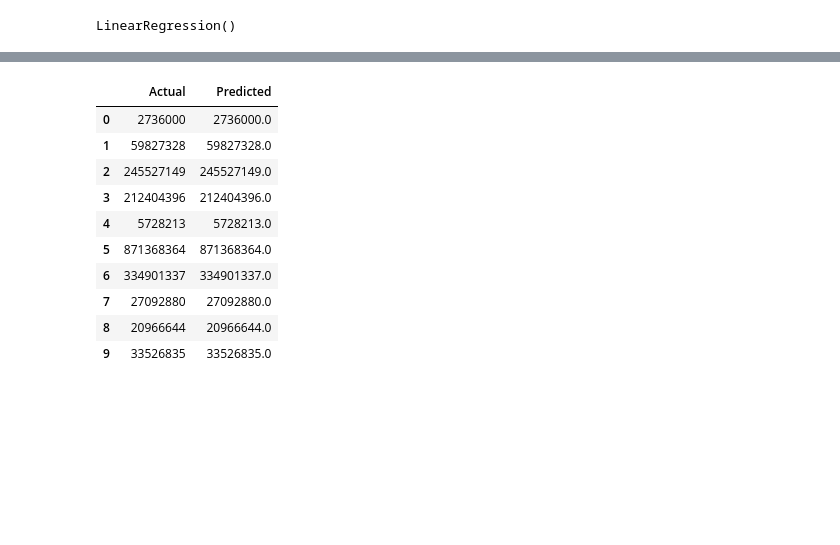
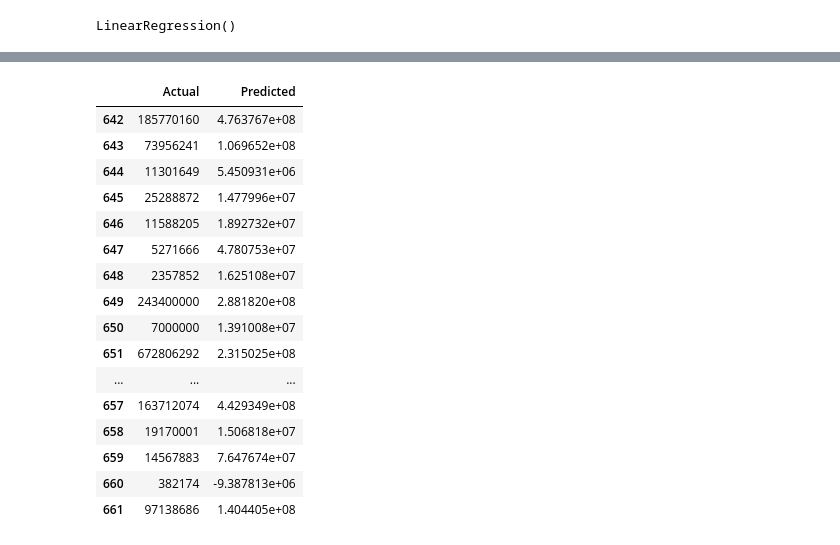
Before and after one commit to Prajwal-1446/Movie_Revenue_Prediction, a Jupyter notebook: MLG_Project.ipynb, the cells around one changed output, grey strips where cells are left out. Cells and saved outputs as stored; diff of their text form; code cells hidden in the pictures; blank space fills up the shorter version.

```diff
--- a/MLG_Project.ipynb
+++ b/MLG_Project.ipynb
@@ -513,19 +430,25 @@ array([-1.75445158e-05,  2.43878861e-04,  1.79814739e-05, -8.89586818e-06,
 # %%
 df = pd.DataFrame({'Actual':y_test, 'Predicted':y_pred})
-# %%
-df.head(10)
-# %% [output]
-|  | Actual | Predicted |
-| 0 | 2736000 | 2736000.0 |
-| 1 | 59827328 | 59827328.0 |
-| 2 | 245527149 | 245527149.0 |
-| 3 | 212404396 | 212404396.0 |
-| 4 | 5728213 | 5728213.0 |
-| 5 | 871368364 | 871368364.0 |
-| 6 | 334901337 | 334901337.0 |
-| 7 | 27092880 | 27092880.0 |
-| 8 | 20966644 | 20966644.0 |
-| 9 | 33526835 | 33526835.0 |
+# %%
+df.tail(20)
+# %% [output]
+|  | Actual | Predicted |
+| 642 | 185770160 | 4.763767e+08 |
+| 643 | 73956241 | 1.069652e+08 |
+| 644 | 11301649 | 5.450931e+06 |
+| 645 | 25288872 | 1.477996e+07 |
+| 646 | 11588205 | 1.892732e+07 |
+| 647 | 5271666 | 4.780753e+07 |
+| 648 | 2357852 | 1.625108e+07 |
+| 649 | 243400000 | 2.881820e+08 |
+| 650 | 7000000 | 1.391008e+07 |
+| 651 | 672806292 | 2.315025e+08 |
+| ... | ... | ... |
+| 657 | 163712074 | 4.429349e+08 |
+| 658 | 19170001 | 1.506818e+07 |
+| 659 | 14567883 | 7.647674e+07 |
+| 660 | 382174 | -9.387813e+06 |
+| 661 | 97138686 | 1.404405e+08 |
 # %%
 from sklearn.metrics import mean_absolute_error, mean_squared_error, r2_score
 print("MAE",mean_absolute_error(y_test,y_pred))
```
Also changed, not shown: parts of 64 cells of this notebook, 1 other file.
